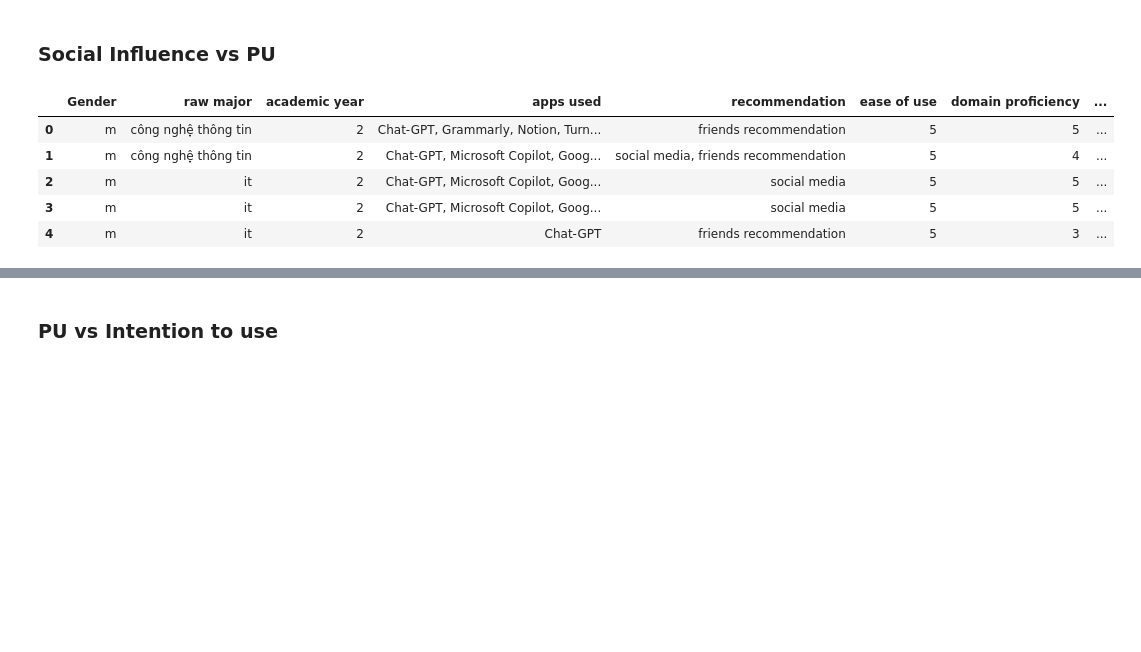
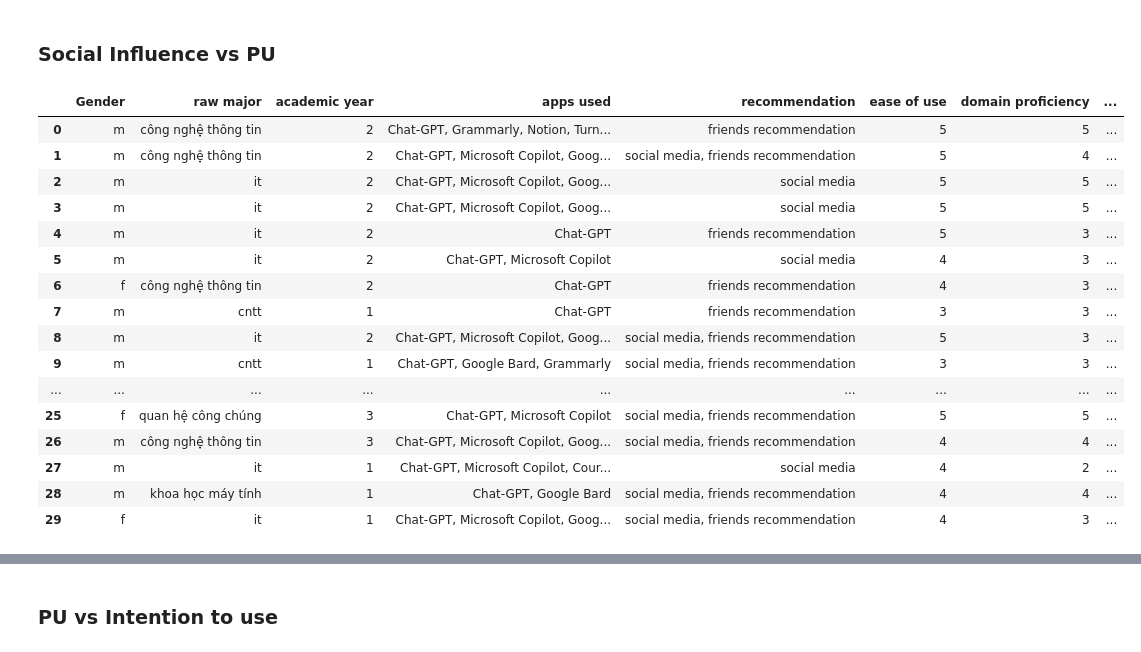
Before and after one commit to Nopnoplaaivay/AI-Powered-Apps-Analysis, a Jupyter notebook: main.ipynb, the cells around one changed output, grey strips where cells are left out. Drawn from its saved outputs; the diff is of its cells as text; code cells hidden in the pictures; blank space fills up the shorter version.

```diff
--- a/main.ipynb
+++ b/main.ipynb
@@ -140,14 +186,25 @@ Notes:
 # %% [markdown]
 ### Social Influence vs PU
 # %%
-df.head(5)
+df.head(30)
 # %% [output]
 |  | Gender | raw major | academic year | apps used | recommendation | ease of use | domain proficiency | ... |
 | 0 | m | công nghệ thông tin | 2 | Chat-GPT, Grammarly, Notion, Turn... | friends recommendation | 5 | 5 | ... |
 | 1 | m | công nghệ thông tin | 2 | Chat-GPT, Microsoft Copilot, Goog... | social media, friends recommendation | 5 | 4 | ... |
 | 2 | m | it | 2 | Chat-GPT, Microsoft Copilot, Goog... | social media | 5 | 5 | ... |
 | 3 | m | it | 2 | Chat-GPT, Microsoft Copilot, Goog... | social media | 5 | 5 | ... |
 | 4 | m | it | 2 | Chat-GPT | friends recommendation | 5 | 3 | ... |
+| 5 | m | it | 2 | Chat-GPT, Microsoft Copilot | social media | 4 | 3 | ... |
+| 6 | f | công nghệ thông tin | 2 | Chat-GPT | friends recommendation | 4 | 3 | ... |
+| 7 | m | cntt | 1 | Chat-GPT | friends recommendation | 3 | 3 | ... |
+| 8 | m | it | 2 | Chat-GPT, Microsoft Copilot, Goog... | social media, friends recommendation | 5 | 3 | ... |
+| 9 | m | cntt | 1 | Chat-GPT, Google Bard, Grammarly | social media, friends recommendation | 3 | 3 | ... |
+| ... | ... | ... | ... | ... | ... | ... | ... | ... |
+| 25 | f | quan hệ công chúng | 3 | Chat-GPT, Microsoft Copilot | social media, friends recommendation | 5 | 5 | ... |
+| 26 | m | công nghệ thông tin | 3 | Chat-GPT, Microsoft Copilot, Goog... | social media, friends recommendation | 4 | 4 | ... |
+| 27 | m | it | 1 | Chat-GPT, Microsoft Copilot, Cour... | social media | 4 | 2 | ... |
+| 28 | m | khoa học máy tính | 1 | Chat-GPT, Google Bard | social media, friends recommendation | 4 | 4 | ... |
+| 29 | f | it | 1 | Chat-GPT, Microsoft Copilot, Goog... | social media, friends recommendation | 4 | 3 | ... |
 # %%
 df['friends_recommendation'] = df['recommendation'].apply(lambda x: 1 if 'friends' in x else 0)
 df['social_media_recommendation'] = df['recommendation'].apply(lambda x: 1 if 'social media' in x else 0)
```
Also changed, not shown: parts of 6 cells of this notebook, 2 other files.
